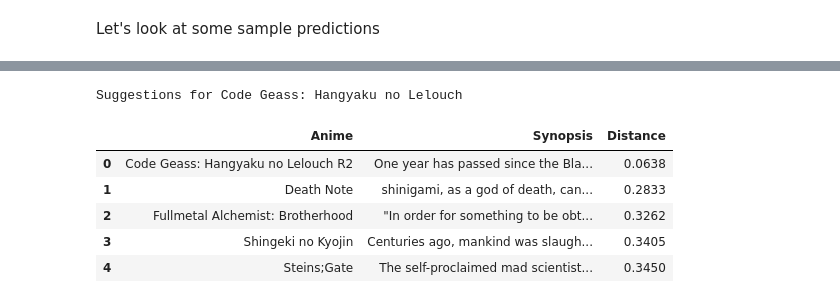
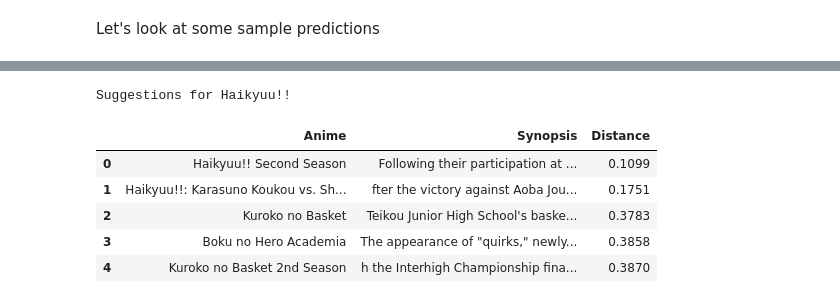
Before and after one commit to artilexx/Anime-Recommendations, a Jupyter notebook: main.ipynb, the cells around one changed output, grey strips where cells are left out. Drawn from its saved outputs; the diff is of its cells as text; code cells hidden in the pictures.

```diff
--- a/main.ipynb
+++ b/main.ipynb
@@ -65,18 +92,13 @@ pivottable
 # %%
-matrix = csr_matrix(pivottable.values)
-model = NearestNeighbors(metric="cosine", algorithm= 'brute')
-model.fit(matrix)
-pd.set_option('display.max_colwidth', None)
+def predict(anime_name):
 
-def predict():
-    random_anime = np.random.choice(pivottable.shape[0]) # This will choose a random anime for the model to make recommendations on
-    query = pivottable.iloc[random_anime, :].values.reshape(1, -1)
+    query = pivottable.loc[anime_name, :].values.reshape(1, -1)
     distance, suggestions = model.kneighbors(query, n_neighbors=6)
 
     data = []
     for i in range(0, len(distance.flatten())):
         if i == 0:
-            print("Suggestions for {}".format(pivottable.index[random_anime]))
+            print("Suggestions for {}".format(anime_name))
         else:
             details = []
             details.append(pivottable.index[suggestions.flatten()[i]])
@@ -100,10 +132,10 @@ Suggestions for Kimetsu no Yaiba
 # %%
-predict()
+predict("Haikyuu!!")
 # %% [output]
-Suggestions for Code Geass: Hangyaku no Lelouch
+Suggestions for Haikyuu!!
 |  | Anime | Synopsis | Distance |
-| 0 | Code Geass: Hangyaku no Lelouch R2 | One year has passed since the Bla... | 0.0638 |
-| 1 | Death Note | shinigami, as a god of death, can... | 0.2833 |
-| 2 | Fullmetal Alchemist: Brotherhood | "In order for something to be obt... | 0.3262 |
-| 3 | Shingeki no Kyojin | Centuries ago, mankind was slaugh... | 0.3405 |
-| 4 | Steins;Gate | The self-proclaimed mad scientist... | 0.3450 |
+| 0 | Haikyuu!! Second Season | Following their participation at ... | 0.1099 |
+| 1 | Haikyuu!!: Karasuno Koukou vs. Sh... | fter the victory against Aoba Jou... | 0.1751 |
+| 2 | Kuroko no Basket | Teikou Junior High School's baske... | 0.3783 |
+| 3 | Boku no Hero Academia | The appearance of "quirks," newly... | 0.3858 |
+| 4 | Kuroko no Basket 2nd Season | h the Interhigh Championship fina... | 0.3870 |
```
Also changed, not shown: parts of 9 cells of this notebook.
